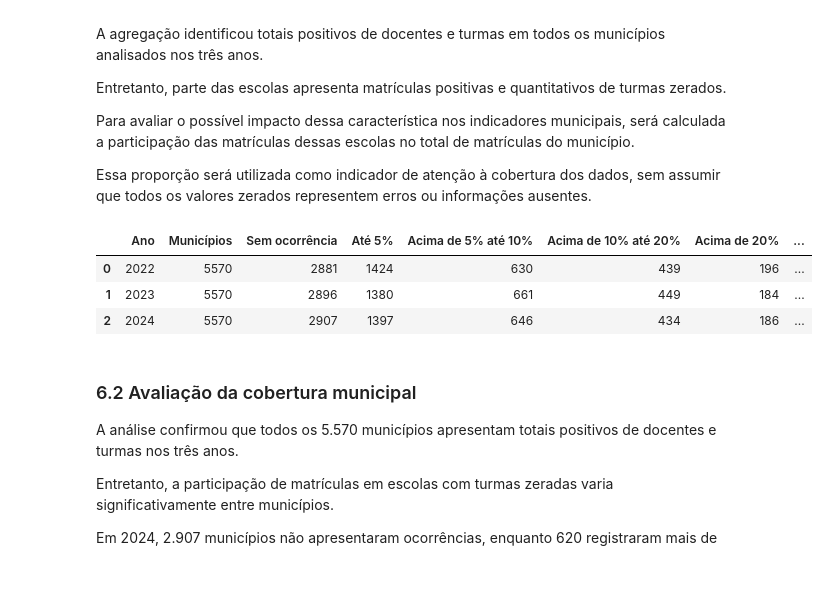
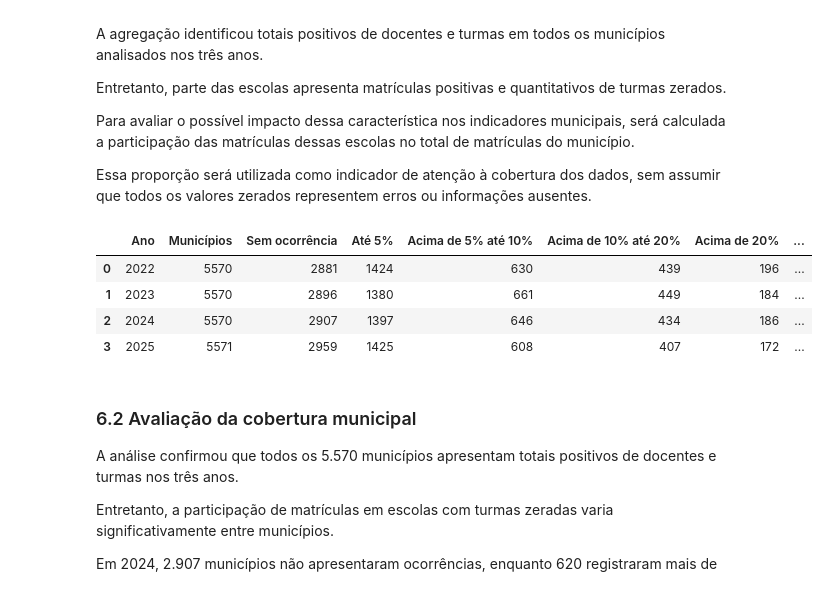
Before and after one commit to 1IAST-G29/tech-challenge-fase3, a Jupyter notebook: src/data/notebooks/eda_censo_escolar.ipynb, the cells around one changed output. Cells and saved outputs as stored; diff of their text form; code cells hidden in the pictures.

```diff
--- a/src/data/notebooks/eda_censo_escolar.ipynb
+++ b/src/data/notebooks/eda_censo_escolar.ipynb
@@ -227,7 +251,14 @@ posteriormente os critérios de seleção.
 # %%
 # Análise inicial dos registros, um ano por vez
 
-for arquivo in arquivos:
+arquivos_escolas = [
+    DADOS_DIR / "2022_microdados_ed_basica.csv",
+    DADOS_DIR / "2023_microdados_ed_basica.csv",
+    DADOS_DIR / "2024_microdados_ed_basica.csv",
+    DADOS_DIR / "2025_Tabela_Escola_V2.csv"
+]
+
+for arquivo in arquivos_escolas:
     ano = int(arquivo.name[:4])
 
     df = pd.read_csv(
@@ -1298,33 +1862,94 @@ zerados representem erros ou informações ausentes.
 
 resultados_cobertura = []
 
-for arquivo in arquivos:
-    ano = int(arquivo.name[:4])
+for ano in [2022, 2023, 2024, 2025]:
 
-    df = pd.read_csv(
-        arquivo,
-        sep=";",
-        encoding="latin1",
-        usecols=[
-            "CO_MUNICIPIO",
-            "TP_SITUACAO_FUNCIONAMENTO",
-            "QT_MAT_FUND_AI",
-            "QT_TUR_FUND_AI"
-        ],
-        low_memory=False
-    )
+    if ano < 2025:
+        # Até 2024: arquivo único por ano
+        arquivo = DADOS_DIR / f"{ano}_microdados_ed_basica.csv"
 
+        df = pd.read_csv(
+            arquivo,
+            sep=";",
+            encoding="latin1",
+            usecols=[
+                "CO_MUNICIPIO",
+                "TP_SITUACAO_FUNCIONAMENTO",
+                "QT_MAT_FUND_AI",
+                "QT_TUR_FUND_AI"
+            ],
+            low_memory=False
+        )
+
+    else:
+        # 2025: informações distribuídas em três tabelas
+        df_escolas = pd.read_csv(
+            DADOS_DIR / "2025_Tabela_Escola_V2.csv",
+            sep=";",
+            encoding="latin1",
+            usecols=[
+                "CO_ENTIDADE",
+                "CO_MUNICIPIO",
+                "TP_SITUACAO_FUNCIONAMENTO"
+            ],
+            low_memory=False
+        )
+
+        df_matriculas = pd.read_csv(
+            DADOS_DIR / "2025_Tabela_Matricula_V2.csv",
+            sep=";",
+            encoding="latin1",
+            usecols=[
+                "CO_ENTIDADE",
+                "QT_MAT_FUND_AI"
+            ],
+            low_memory=False
+        )
+
+        df_turmas = pd.read_csv(
+            DADOS_DIR / "2025_Tabela_Turma_V2.csv",
+            sep=";",
+            encoding="latin1",
+            usecols=[
+                "CO_ENTIDADE",
+                "QT_TUR_FUND_AI"
+            ],
+            low_memory=False
+        )
+
+        # Integração por escola
+        df = (
+            df_escolas
+            .merge(
+                df_matriculas,
+                on="CO_ENTIDADE",
+                how="left",
+                validate="one_to_one"
+            )
+            .merge(
+                df_turmas,
+                on="CO_ENTIDADE",
+                how="left",
+                validate="one_to_one"
+            )
+        )
+
+        del df_escolas, df_matriculas, df_turmas
+
+    # Seleciona escolas ativas com matrículas nos anos iniciais
     df = df.loc[
         (df["TP_SITUACAO_FUNCIONAMENTO"] == 1) &
         (df["QT_MAT_FUND_AI"] > 0)
     ].copy()
 
+    # Matrículas vinculadas a escolas com turmas zeradas
     df["matriculas_turmas_zero"] = (
         df["QT_MAT_FUND_AI"].where(
             df["QT_TUR_FUND_AI"] == 0, 0
         )
     )
 
+    # Consolidação municipal
     municipal = (
         df.groupby("CO_MUNICIPIO")
         .agg(
@@ -1335,6 +1960,7 @@ for arquivo in arquivos:
         )
     )
 
+    # Participação percentual por município
     municipal["pct_matriculas_turmas_zero"] = (
         municipal["matriculas_turmas_zero"] /
         municipal["matriculas"] * 100
@@ -1342,33 +1968,34 @@ for arquivo in arquivos:
 
     pct = municipal["pct_matriculas_turmas_zero"]
 
     resultados_cobertura.append({
         "Ano": ano,
         "Municípios": len(municipal),
         "Sem ocorrência": int((pct == 0).sum()),
         "Até 5%": int(((pct > 0) & (pct <= 5)).sum()),
         "Acima de 5% até 10%": int(
             ((pct > 5) & (pct <= 10)).sum()
         ),
         "Acima de 10% até 20%": int(
             ((pct > 10) & (pct <= 20)).sum()
         ),
         "Acima de 20%": int((pct > 20).sum()),
         "Maior percentual": round(pct.max(), 2)
     })
 
     del df, municipal
 
 df_cobertura_distribuicao = pd.DataFrame(
     resultados_cobertura
 )
 
 display(df_cobertura_distribuicao)
 # %% [output]
 |  | Ano | Municípios | Sem ocorrência | Até 5% | Acima de 5% até 10% | Acima de 10% até 20% | Acima de 20% | ... |
 | 0 | 2022 | 5570 | 2881 | 1424 | 630 | 439 | 196 | ... |
 | 1 | 2023 | 5570 | 2896 | 1380 | 661 | 449 | 184 | ... |
 | 2 | 2024 | 5570 | 2907 | 1397 | 646 | 434 | 186 | ... |
+| 3 | 2025 | 5571 | 2959 | 1425 | 608 | 407 | 172 | ... |
 # %% [markdown]
 ### 6.2 Avaliação da cobertura municipal
 
```
Also changed, not shown: parts of 48 cells of this notebook.
